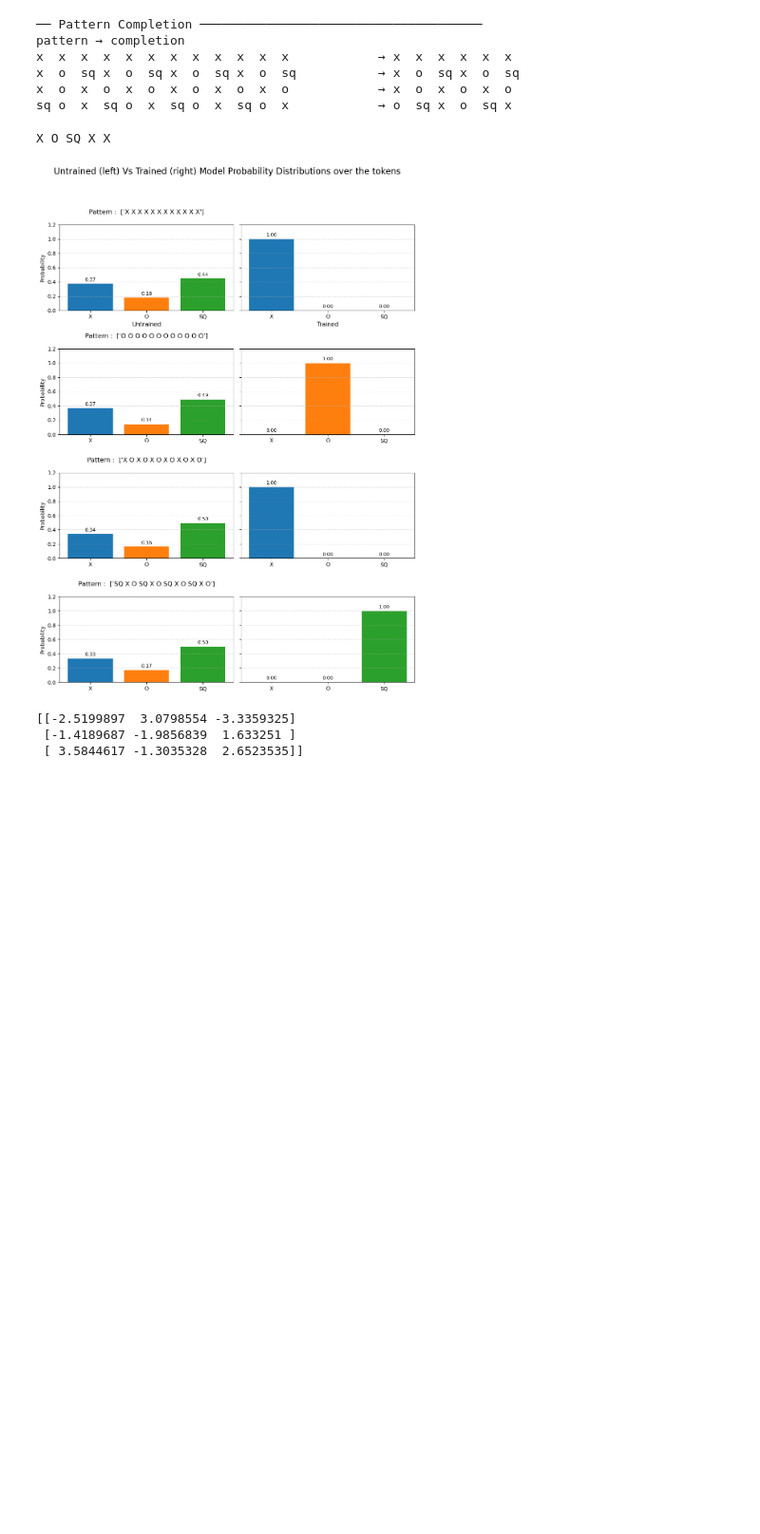
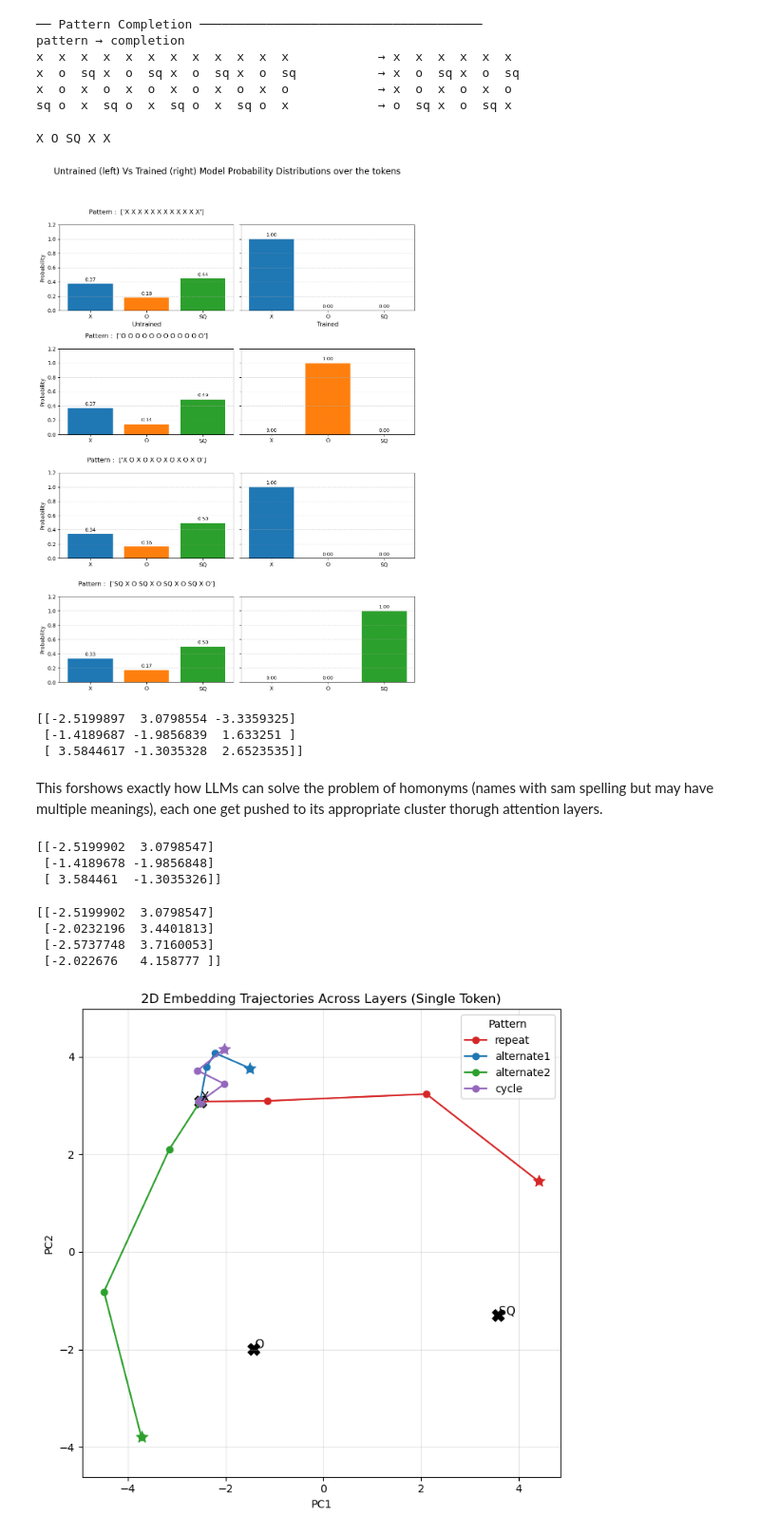
Before and after one commit to ismail-kaizoko/GenAI-101, a Jupyter notebook: LLM102_transformers.ipynb, the cells around one changed output. Shown at 95% size. Saved outputs shown, nothing was run; the diff lists cells and outputs as text; code cells hidden in the pictures; blank space fills up the shorter version.

Commit message:
[ADD] added 2D proj, keep refactoring and cleanin code

```diff
--- a/LLM102_transformers.ipynb
+++ b/LLM102_transformers.ipynb
@@ -893,0 +748,2 @@ fig.show()
+# %% [markdown]
+This forshows exactly how LLMs can solve the problem of homonyms (names with sam spelling but may have multiple meanings), each one get pushed to its appropriate cluster thorugh attention layers.
@@ -893,0 +789,77 @@ fig.show()
+# %%
+pca2d = PCA(n_components=2)
+pca2d.fit(all_vecs)
+
+def proj2d(vecs):
+    """Project (T, D) → (T, 3)"""
+    return pca2d.transform(vecs)
+
+static_2d   = pca2d.transform(static_vecs)
+print(static_2d)
+
+x_pattern_layers_2D = [proj2d(np.stack(patt)) for _, patt in x_pattern_layers.items()]
+# %% [output]
+[[-2.5199902  3.0798547]
+ [-1.4189678 -1.9856848]
+ [ 3.584461  -1.3035326]]
+# %%
+print(x_pattern_layers_2D[3])
+# %% [output]
+[[-2.5199902  3.0798547]
+ [-2.0232196  3.4401813]
+ [-2.5737748  3.7160053]
+ [-2.022676   4.158777 ]]
+# %%
+
+# --- Colors per pattern ---
+pattern_colors = {
+    "repeat": "tab:red",
+    "alternate1": "tab:blue",
+    "alternate2": "tab:green",
+    "cycle": "tab:purple"
+}
+
+# --- Plot ---
+plt.figure(figsize=(7, 7))
+
+# Plot static embeddings (anchors)
+for i, token in enumerate(tokens):
+    x, y = static_2d[i]
+    plt.scatter(x, y, s=120, marker='X', color='black')
+    plt.text(x + 0.01, y + 0.01, token, fontsize=11)
+
+# Plot trajectories
+for name, traj in zip(context_labels,x_pattern_layers_2D):
+    x, y = traj[:, 0], traj[:, 1]
+    color = pattern_colors[name]
+
+    # line
+    plt.plot(x, y, marker='o', color=color, label=name)
+
+    # arrows (direction)
+    for i in range(len(x) - 1):
+        plt.arrow(x[i], y[i],
+                  x[i+1] - x[i],
+                  y[i+1] - y[i],
+                  head_width=0.02,
+                  length_includes_head=True,
+                  color=color,
+                  alpha=0.6)
+
+    # start / end markers
+    plt.scatter(x[0], y[0], color=color, s=80, marker='o')   # start
+    plt.scatter(x[-1], y[-1], color=color, s=120, marker='*') # end
+
+# Styling
+plt.title("2D Embedding Trajectories Across Layers (Single Token)")
+plt.xlabel("PC1")
+plt.ylabel("PC2")
+plt.legend(title="Pattern")
+plt.grid(alpha=0.3)
+
+plt.axis('equal')
+plt.tight_layout()
+
+plt.show()
+# %% [output]
+[figure, added]
```
Also changed, not shown: parts of 4 cells of this notebook.
